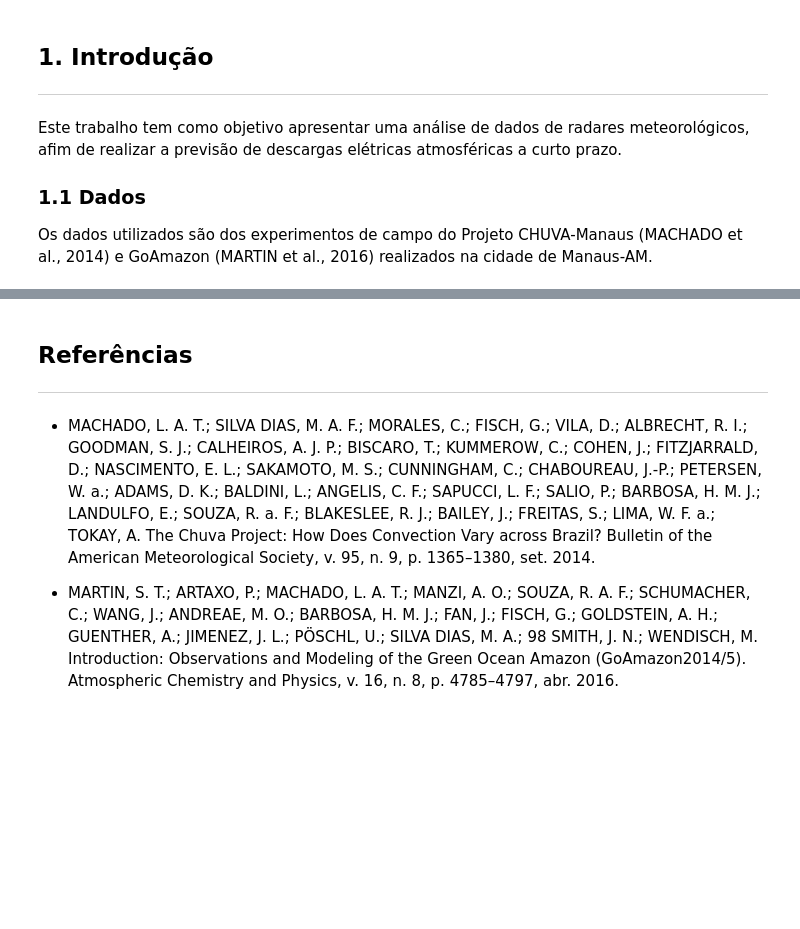
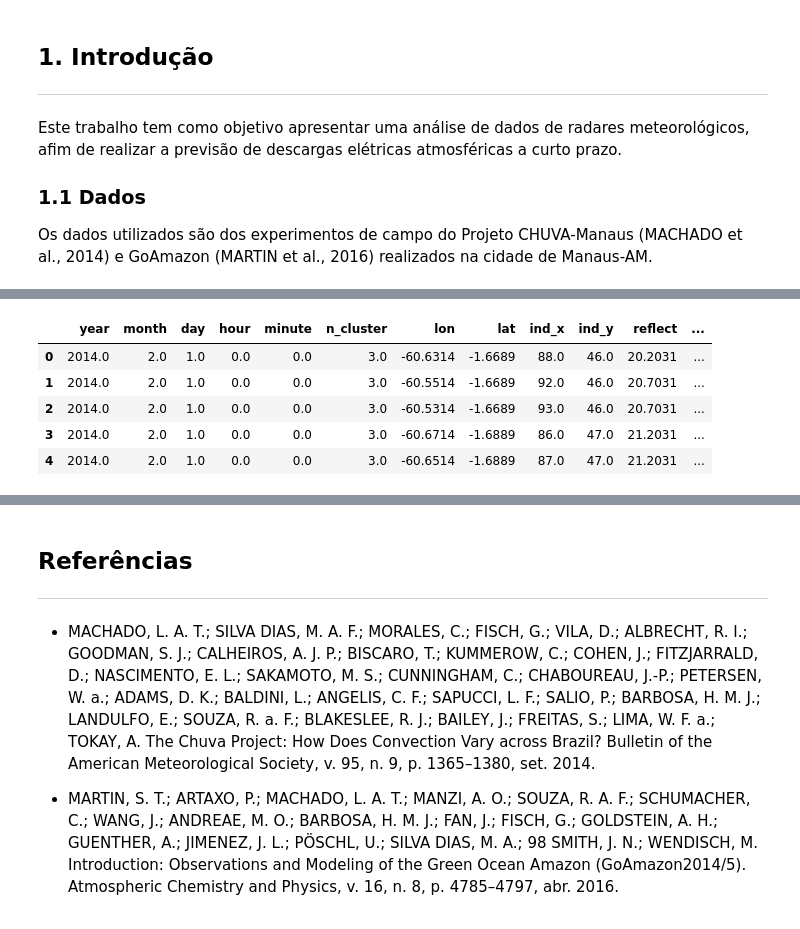
Before and after one commit to AdrianoPereira/project-cap394, a Jupyter notebook: src/project.ipynb, the cells around one changed output, grey strips where cells are left out. Cells and saved outputs as stored; diff of their text form; code cells hidden in the pictures; blank space fills up the shorter version.

```diff
--- a/src/project.ipynb
+++ b/src/project.ipynb
@@ -30,0 +68,12 @@ import matplotlib.pyplot
+# %%
+matdf = [pd.read_csv(file, sep='\s+') for file in mat_data_files]
+matdf = pd.concat(matdf, sort=False)
+matdf = matdf.rename(str.lower, axis='columns')
+matdf.head()
+# %% [output]
+|  | year | month | day | hour | minute | n_cluster | lon | lat | ind_x | ind_y | reflect | ... |
+| 0 | 2014.0 | 2.0 | 1.0 | 0.0 | 0.0 | 3.0 | -60.6314 | -1.6689 | 88.0 | 46.0 | 20.2031 | ... |
+| 1 | 2014.0 | 2.0 | 1.0 | 0.0 | 0.0 | 3.0 | -60.5514 | -1.6689 | 92.0 | 46.0 | 20.7031 | ... |
+| 2 | 2014.0 | 2.0 | 1.0 | 0.0 | 0.0 | 3.0 | -60.5314 | -1.6689 | 93.0 | 46.0 | 20.7031 | ... |
+| 3 | 2014.0 | 2.0 | 1.0 | 0.0 | 0.0 | 3.0 | -60.6714 | -1.6889 | 86.0 | 47.0 | 21.2031 | ... |
+| 4 | 2014.0 | 2.0 | 1.0 | 0.0 | 0.0 | 3.0 | -60.6514 | -1.6889 | 87.0 | 47.0 | 21.2031 | ... |
```
Also changed, not shown: parts of 12 cells of this notebook, 12 other files.
